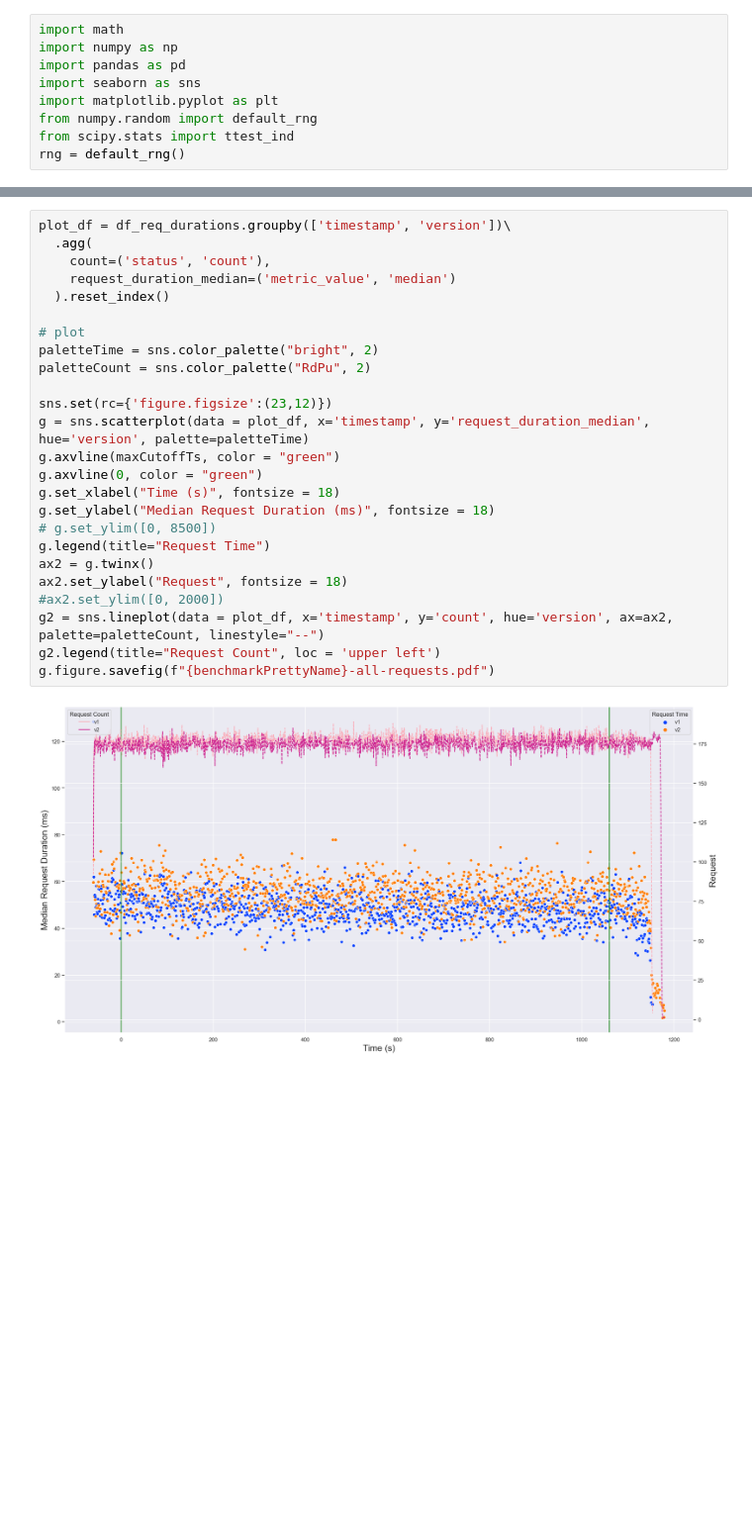
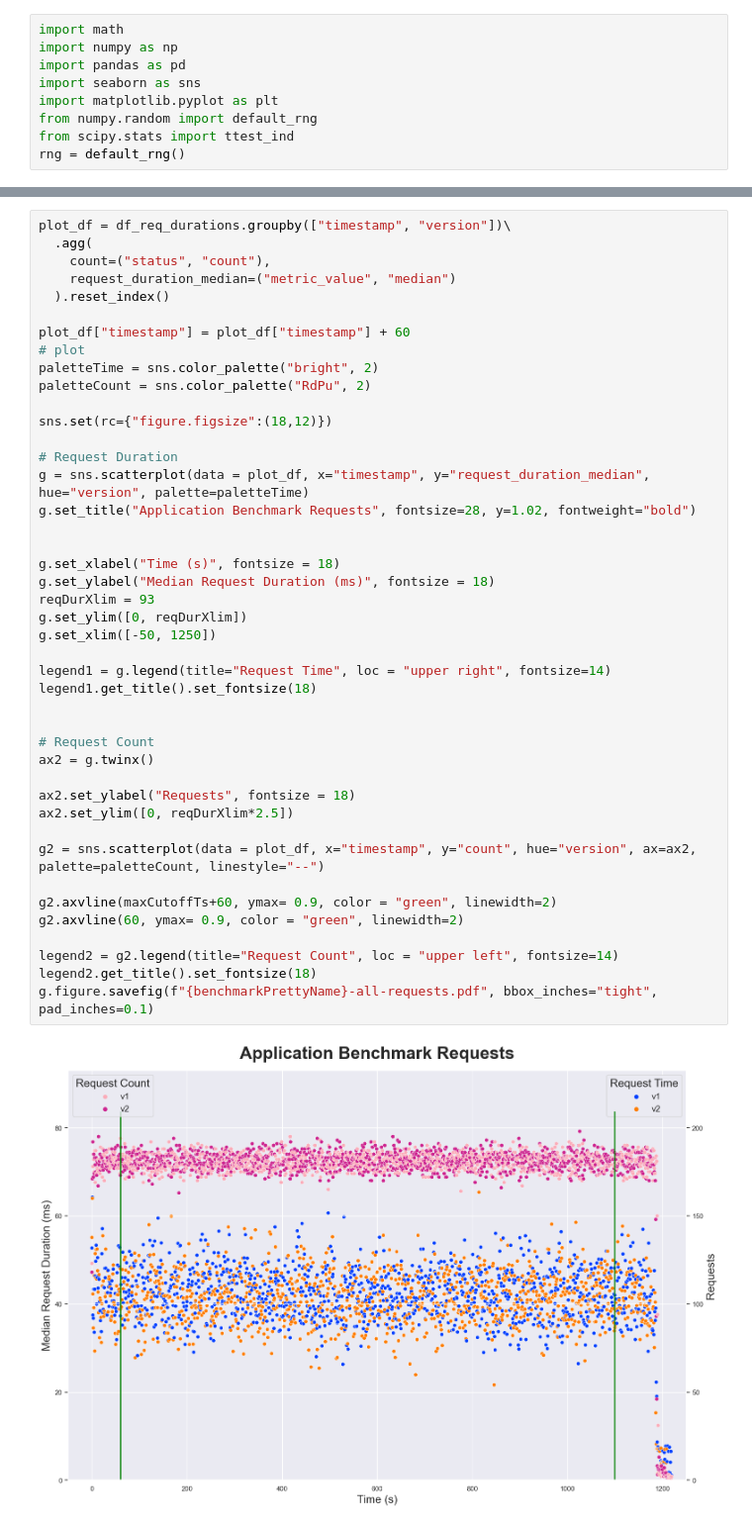
Before and after one commit to njapke/cloud-benchmark-conductor, a Jupyter notebook: analysis/bootstraping-app2.ipynb, the cells around one changed output, grey strips where cells are left out. Shown at 99% size. Saved outputs shown, nothing was run; the diff lists cells and outputs as text; blank space fills up the shorter version.

```diff
--- a/analysis/bootstraping-app2.ipynb
+++ b/analysis/bootstraping-app2.ipynb
@@ -85,31 +85,49 @@ POST /bookings                v1          3371
 dtype: int64
 # %%
-plot_df = df_req_durations.groupby(['timestamp', 'version'])\
+plot_df = df_req_durations.groupby(["timestamp", "version"])\
   .agg(
-    count=('status', 'count'),
-    request_duration_median=('metric_value', 'median')
+    count=("status", "count"),
+    request_duration_median=("metric_value", "median")
   ).reset_index()
 
+plot_df["timestamp"] = plot_df["timestamp"] + 60
 # plot
 paletteTime = sns.color_palette("bright", 2)
 paletteCount = sns.color_palette("RdPu", 2)
 
-sns.set(rc={'figure.figsize':(23,12)})
-g = sns.scatterplot(data = plot_df, x='timestamp', y='request_duration_median', hue='version', palette=paletteTime)
-g.axvline(maxCutoffTs, color = "green")
-g.axvline(0, color = "green")
+sns.set(rc={"figure.figsize":(18,12)})
+
+# Request Duration
+g = sns.scatterplot(data = plot_df, x="timestamp", y="request_duration_median", hue="version", palette=paletteTime)
+g.set_title("Application Benchmark Requests", fontsize=28, y=1.02, fontweight="bold")
+
+
 g.set_xlabel("Time (s)", fontsize = 18)
 g.set_ylabel("Median Request Duration (ms)", fontsize = 18)
-# g.set_ylim([0, 8500])
-g.legend(title="Request Time")
+reqDurXlim = 93
+g.set_ylim([0, reqDurXlim])
+g.set_xlim([-50, 1250])
+
+legend1 = g.legend(title="Request Time", loc = "upper right", fontsize=14)
+legend1.get_title().set_fontsize(18)
+
+
+# Request Count
 ax2 = g.twinx()
-ax2.set_ylabel("Request", fontsize = 18)
-#ax2.set_ylim([0, 2000])
-g2 = sns.lineplot(data = plot_df, x='timestamp', y='count', hue='version', ax=ax2, palette=paletteCount, linestyle="--")
-g2.legend(title="Request Count", loc = 'upper left')
-g.figure.savefig(f"{benchmarkPrettyName}-all-requests.pdf")
+
+ax2.set_ylabel("Requests", fontsize = 18)
+ax2.set_ylim([0, reqDurXlim*2.5])
+
+g2 = sns.scatterplot(data = plot_df, x="timestamp", y="count", hue="version", ax=ax2, palette=paletteCount, linestyle="--")
+
+g2.axvline(maxCutoffTs+60, ymax= 0.9, color = "green", linewidth=2)
+g2.axvline(60, ymax= 0.9, color = "green", linewidth=2)
+
+legend2 = g2.legend(title="Request Count", loc = "upper left", fontsize=14)
+legend2.get_title().set_fontsize(18)
+g.figure.savefig(f"{benchmarkPrettyName}-all-requests.pdf", bbox_inches="tight", pad_inches=0.1)
 # %% [output]
-[figure, old version]
+[figure, new version]
 # %%
 # Requests per Endpoint
 plot_df2 = df_filtered\
```
Also changed, not shown: parts of 7 cells of this notebook, 2 other files.
